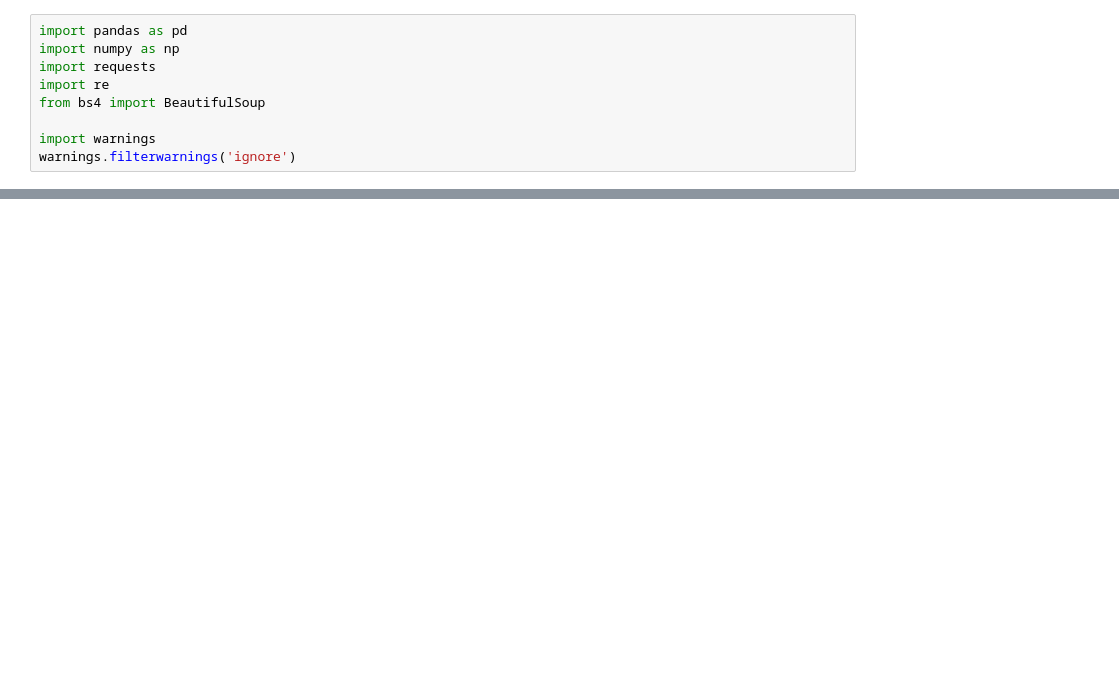
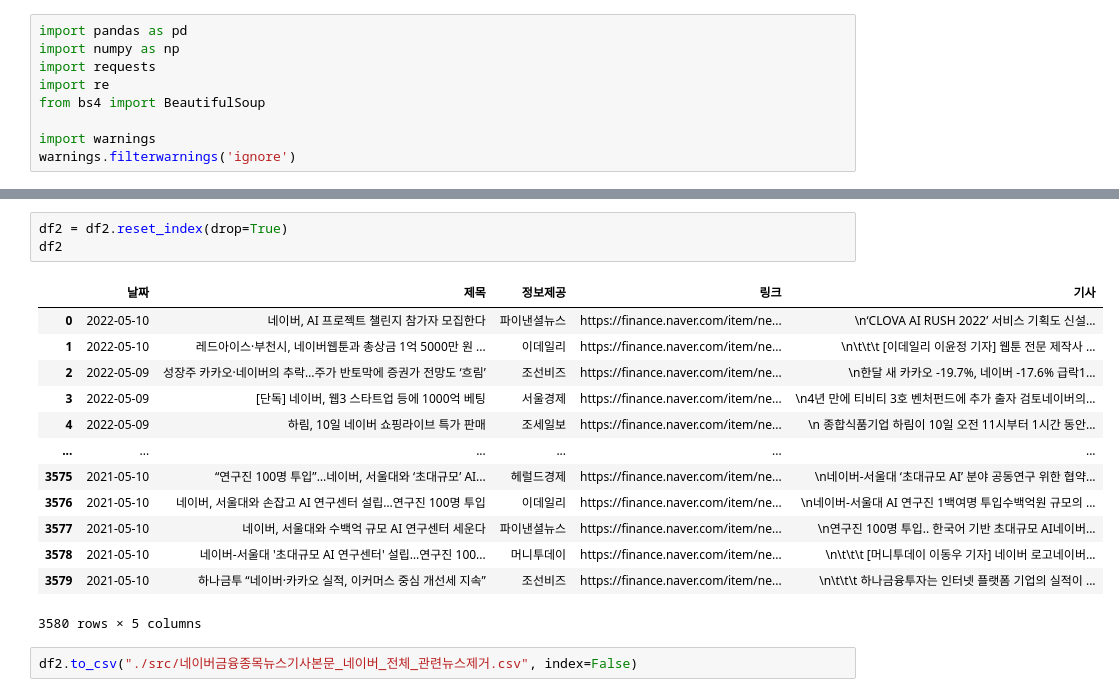
Before and after one commit to dbwlgns15/ANOTHER_SENSE, a Jupyter notebook: 유지훈_네이버금융뉴스2_본문.ipynb, the cells around one changed output, grey strips where cells are left out. Cells and saved outputs as stored; diff of their text form; blank space fills up the shorter version.

```diff
--- a/유지훈_네이버금융뉴스2_본문.ipynb
+++ b/유지훈_네이버금융뉴스2_본문.ipynb
@@ -65,0 +117,19 @@ df.to_csv("./src/네이버금융종목뉴스기사본문_카카오_전체.csv",
+# %%
+df2 = df2.reset_index(drop=True)
+df2
+# %% [output]
+|  | 날짜 | 제목 | 정보제공 | 링크 | 기사 |
+| 0 | 2022-05-10 | 네이버, AI 프로젝트 챌린지 참가자 모집한다 | 파이낸셜뉴스 | https://finance.naver.com/item/ne... | \n‘CLOVA AI RUSH 2022’ 서비스 기획도 신설... |
+| 1 | 2022-05-10 | 레드아이스·부천시, 네이버웹툰과 총상금 1억 5000만 원 ... | 이데일리 | https://finance.naver.com/item/ne... | \n\t\t\t [이데일리 이윤정 기자] 웹툰 전문 제작사 ... |
+| 2 | 2022-05-09 | 성장주 카카오·네이버의 추락…주가 반토막에 증권가 전망도 ‘흐림’ | 조선비즈 | https://finance.naver.com/item/ne... | \n한달 새 카카오 -19.7%, 네이버 -17.6% 급락1... |
+| 3 | 2022-05-09 | [단독] 네이버, 웹3 스타트업 등에 1000억 베팅 | 서울경제 | https://finance.naver.com/item/ne... | \n4년 만에 티비티 3호 벤처펀드에 추가 출자 검토네이버의... |
+| 4 | 2022-05-09 | 하림, 10일 네이버 쇼핑라이브 특가 판매 | 조세일보 | https://finance.naver.com/item/ne... | \n 종합식품기업 하림이 10일 오전 11시부터 1시간 동안... |
+| ... | ... | ... | ... | ... | ... |
+| 3575 | 2021-05-10 | “연구진 100명 투입”…네이버, 서울대와 ‘초대규모’ AI... | 헤럴드경제 | https://finance.naver.com/item/ne... | \n네이버-서울대 ‘초대규모 AI’ 분야 공동연구 위한 협약... |
+| 3576 | 2021-05-10 | 네이버, 서울대와 손잡고 AI 연구센터 설립…연구진 100명 투입 | 이데일리 | https://finance.naver.com/item/ne... | \n네이버-서울대 AI 연구진 1백여명 투입수백억원 규모의 ... |
+| 3577 | 2021-05-10 | 네이버, 서울대와 수백억 규모 AI 연구센터 세운다 | 파이낸셜뉴스 | https://finance.naver.com/item/ne... | \n연구진 100명 투입.. 한국어 기반 초대규모 AI네이버... |
+| 3578 | 2021-05-10 | 네이버-서울대 '초대규모 AI 연구센터' 설립…연구진 100... | 머니투데이 | https://finance.naver.com/item/ne... | \n\t\t\t [머니투데이 이동우 기자] 네이버 로고네이버... |
+| 3579 | 2021-05-10 | 하나금투 “네이버·카카오 실적, 이커머스 중심 개선세 지속” | 조선비즈 | https://finance.naver.com/item/ne... | \n\t\t\t 하나금융투자는 인터넷 플랫폼 기업의 실적이 ... |
+3580 rows × 5 columns
+# %%
+df2.to_csv("./src/네이버금융종목뉴스기사본문_네이버_전체_관련뉴스제거.csv", index=False)
```
Also changed, not shown: parts of 7 cells of this notebook, 3 other files.
